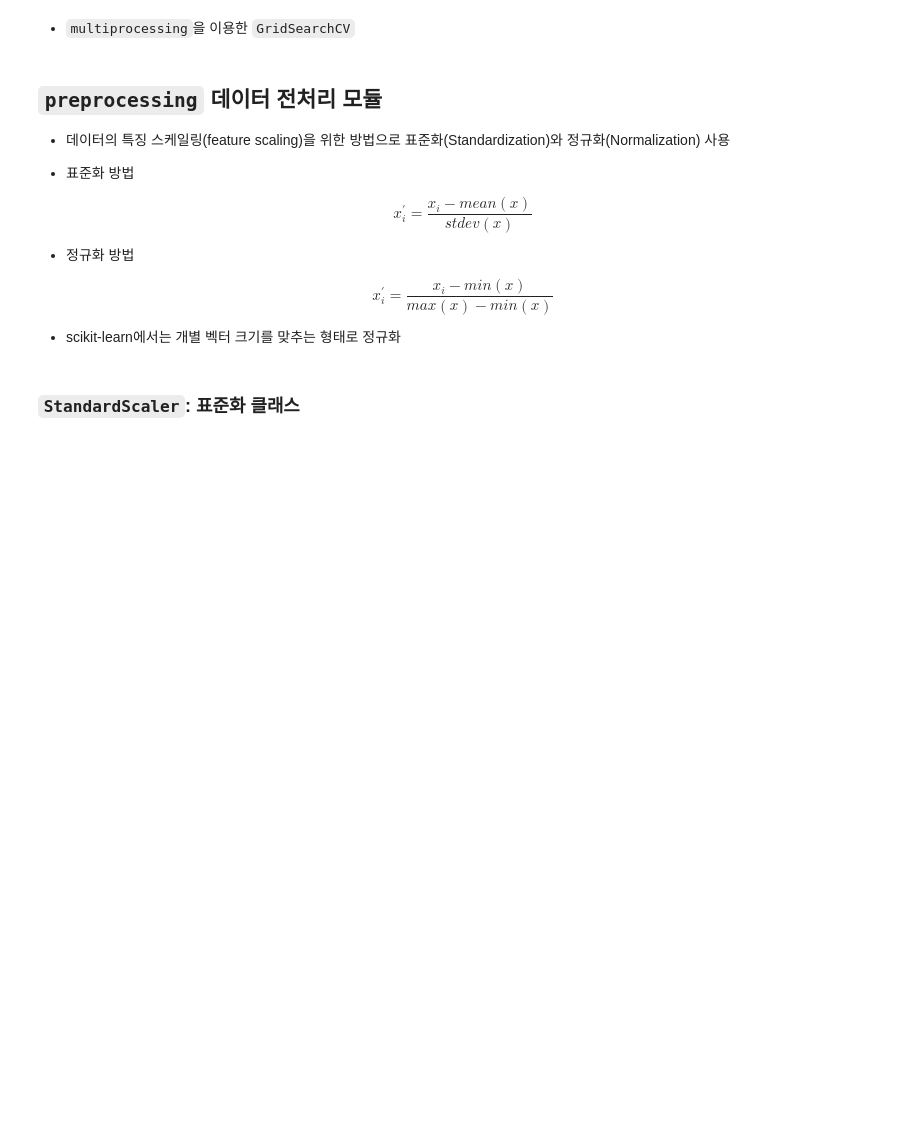
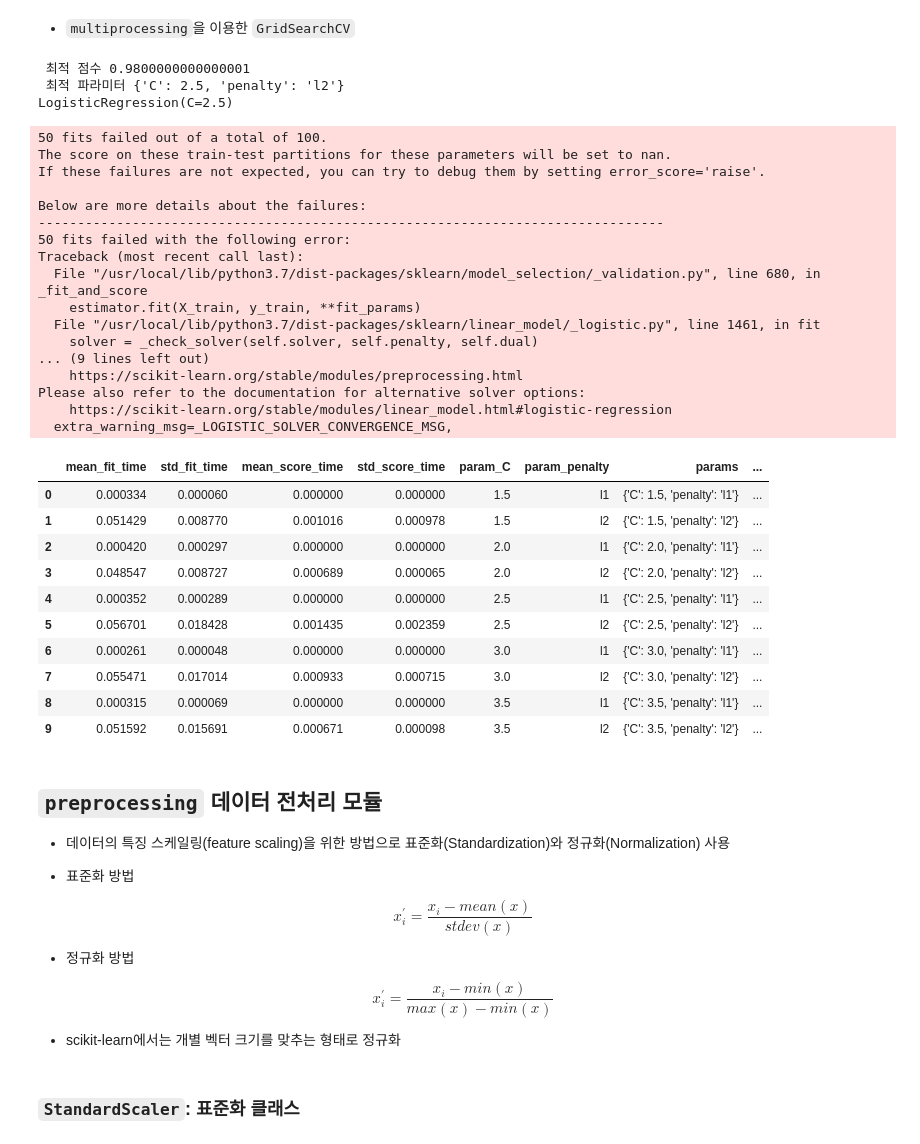
Before and after one commit to Tom-Jung/Suanlab_example, a Jupyter notebook: _2_사이킷런(scikit_learn)_시작.ipynb, the cells around one changed output. Saved outputs shown, nothing was run; the diff lists cells and outputs as text; code cells hidden in the pictures; blank space fills up the shorter version.

```diff
--- a/_2_사이킷런(scikit_learn)_시작.ipynb
+++ b/_2_사이킷런(scikit_learn)_시작.ipynb
@@ -293,5 +320,56 @@ print("교차 검증 정확도 : {} +/- {}".format(np.mean(scores), np.std(score
 # %% [markdown]
 * `multiprocessing`을 이용한 `GridSearchCV`
+# %%
+import multiprocessing
+from sklearn.datasets import load_iris
+from sklearn.linear_model import LogisticRegression
+
+iris=load_iris()
+
+param_grid = [ { 'penalty' : ['l1', 'l2'],
+                      'C' : [1.5, 2.0, 2.5, 3.0, 3.5]}]
+
+gs = GridSearchCV(estimator=LogisticRegression(), param_grid=param_grid,
+                          scoring='accuracy', cv=10, n_jobs=multiprocessing.cpu_count())
+
+result = gs.fit(iris.data, iris.target)
+
+print(" 최적 점수 {}".format(result.best_score_))
+print(" 최적 파라미터 {}".format(result.best_params_))
+print(gs.best_estimator_)
+pd.DataFrame(result.cv_results_)
+# %% [output]
+ 최적 점수 0.9800000000000001
+ 최적 파라미터 {'C': 2.5, 'penalty': 'l2'}
+LogisticRegression(C=2.5)
+50 fits failed out of a total of 100.
+The score on these train-test partitions for these parameters will be set to nan.
+If these failures are not expected, you can try to debug them by setting error_score='raise'.
+
+Below are more details about the failures:
+--------------------------------------------------------------------------------
+50 fits failed with the following error:
+Traceback (most recent call last):
+  File "/usr/local/lib/python3.7/dist-packages/sklearn/model_selection/_validation.py", line 680, in _fit_and_score
+    estimator.fit(X_train, y_train, **fit_params)
+  File "/usr/local/lib/python3.7/dist-packages/sklearn/linear_model/_logistic.py", line 1461, in fit
+    solver = _check_solver(self.solver, self.penalty, self.dual)
+... (9 lines left out)
+    https://scikit-learn.org/stable/modules/preprocessing.html
+Please also refer to the documentation for alternative solver options:
+    https://scikit-learn.org/stable/modules/linear_model.html#logistic-regression
+  extra_warning_msg=_LOGISTIC_SOLVER_CONVERGENCE_MSG,
+|  | mean_fit_time | std_fit_time | mean_score_time | std_score_time | param_C | param_penalty | params | ... |
+| 0 | 0.000334 | 0.000060 | 0.000000 | 0.000000 | 1.5 | l1 | {'C': 1.5, 'penalty': 'l1'} | ... |
+| 1 | 0.051429 | 0.008770 | 0.001016 | 0.000978 | 1.5 | l2 | {'C': 1.5, 'penalty': 'l2'} | ... |
+| 2 | 0.000420 | 0.000297 | 0.000000 | 0.000000 | 2.0 | l1 | {'C': 2.0, 'penalty': 'l1'} | ... |
+| 3 | 0.048547 | 0.008727 | 0.000689 | 0.000065 | 2.0 | l2 | {'C': 2.0, 'penalty': 'l2'} | ... |
+| 4 | 0.000352 | 0.000289 | 0.000000 | 0.000000 | 2.5 | l1 | {'C': 2.5, 'penalty': 'l1'} | ... |
+| 5 | 0.056701 | 0.018428 | 0.001435 | 0.002359 | 2.5 | l2 | {'C': 2.5, 'penalty': 'l2'} | ... |
+| 6 | 0.000261 | 0.000048 | 0.000000 | 0.000000 | 3.0 | l1 | {'C': 3.0, 'penalty': 'l1'} | ... |
+| 7 | 0.055471 | 0.017014 | 0.000933 | 0.000715 | 3.0 | l2 | {'C': 3.0, 'penalty': 'l2'} | ... |
+| 8 | 0.000315 | 0.000069 | 0.000000 | 0.000000 | 3.5 | l1 | {'C': 3.5, 'penalty': 'l1'} | ... |
+| 9 | 0.051592 | 0.015691 | 0.000671 | 0.000098 | 3.5 | l2 | {'C': 3.5, 'penalty': 'l2'} | ... |
 # %% [markdown]
 ## `preprocessing` 데이터 전처리 모듈
 
```
Also changed, not shown: parts of 20 cells of this notebook.
